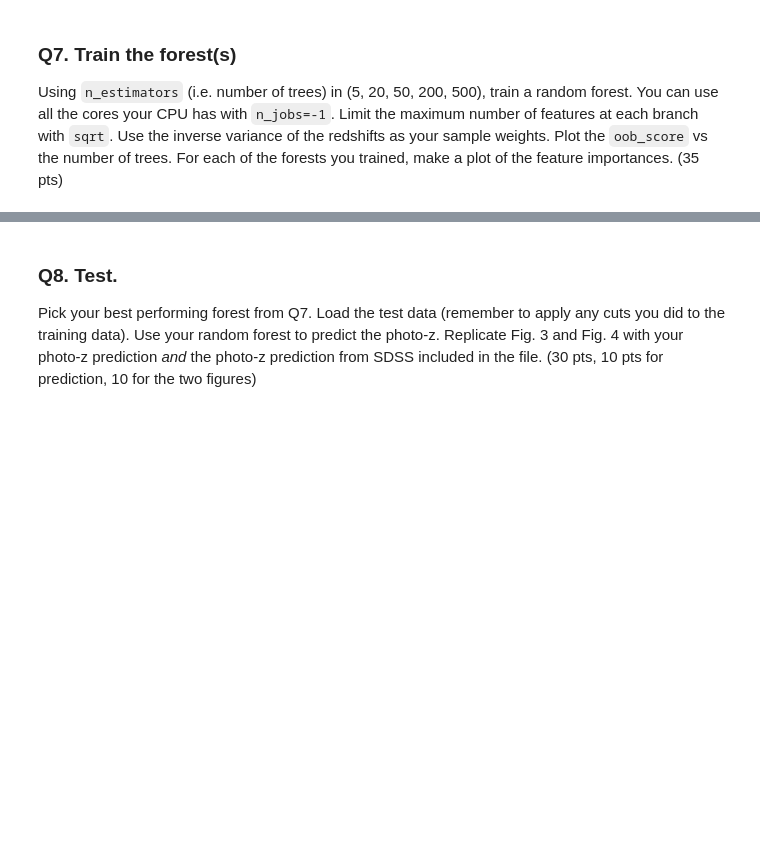
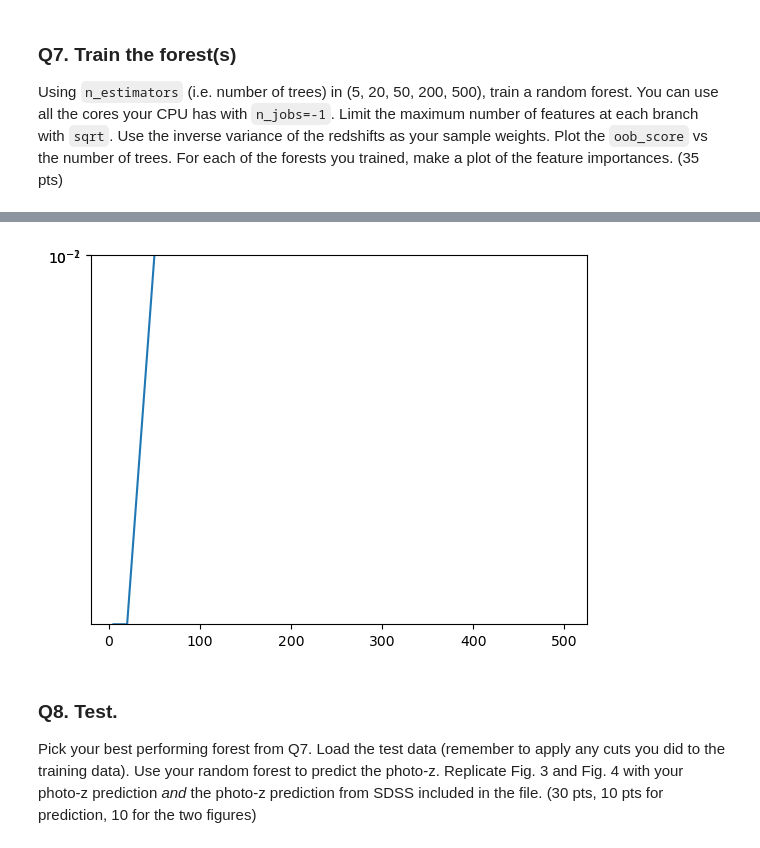
Before and after one commit to gnarayan/ast596_2023_Spring, a Jupyter notebook: homework/AidanBerres/06/HW06+7.ipynb, the cells around one changed output, grey strips where cells are left out. Cells and saved outputs as stored; diff of their text form; code cells hidden in the pictures; blank space fills up the shorter version.

```diff
--- a/homework/AidanBerres/06/HW06+7.ipynb
+++ b/homework/AidanBerres/06/HW06+7.ipynb
@@ -165,0 +220,31 @@ Using `n_estimators` (i.e. number of trees) in (5, 20, 50, 200, 500), train a ra
+# %%
+n_estimators = [5,20,50,200,500]
+
+
+
+@pickle_results('photoz_forest.pkl')
+def compute_photoz_forest(ne,bruh=False):
+    # rms_test = np.zeros(len(depth))
+    # rms_train = np.zeros(len(depth))
+    # i_best = 0
+    # z_fit_best = None
+    train = trw[train_cols].values
+    test = tew[train_cols].values
+    pred = trw[pred_cols].values
+
+
+    clf = RandomForestRegressor(n_estimators=ne,max_features='sqrt', random_state=0,bootstrap=True,oob_score=True)
+    clf.fit(train, pred)
+    if bruh:
+        z_fit_train = clf.predict(train)
+        z_fit = clf.predict(test)
+#         rms_train[i] = np.mean(np.sqrt((z_fit_train - trphot) ** 2))
+#         rms_test[i] = np.mean(np.sqrt((z_fit - tephot) ** 2))
+
+#         if rms_test[i] <= rms_test[i_best]:
+#             i_best = i
+#             z_fit_best = z_fit
+
+        return z_fit_train,z_fit
+    else:
+        return clf.oob_score_,clf.feature_importances_
@@ -166,3 +294,9 @@ Using `n_estimators` (i.e. number of trees) in (5, 20, 50, 200, 500), train a ra
+# %%
+plt.plot(n_estimators,os)
+plt.ylim(0,0.6)
+plt.yscale('log')
+# %% [output]
+[figure, added]
 # %% [markdown]
 ### Q8. Test.
 
```
Also changed, not shown: parts of 18 cells of this notebook.
